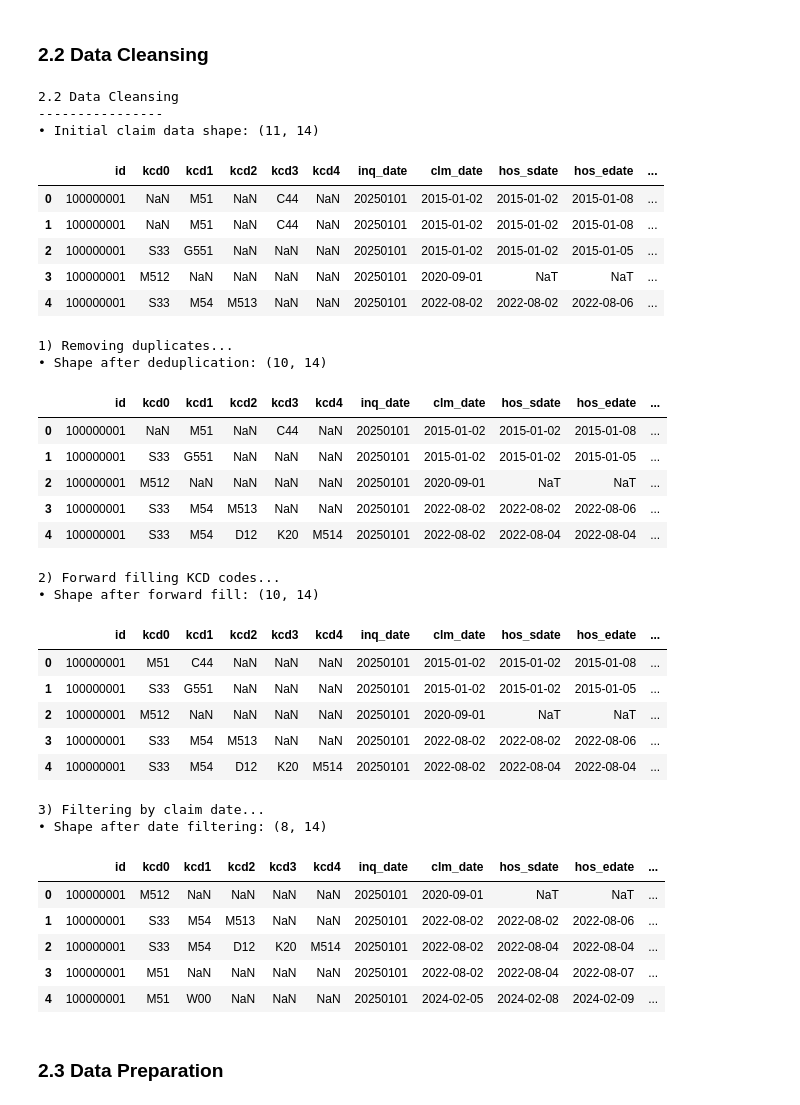
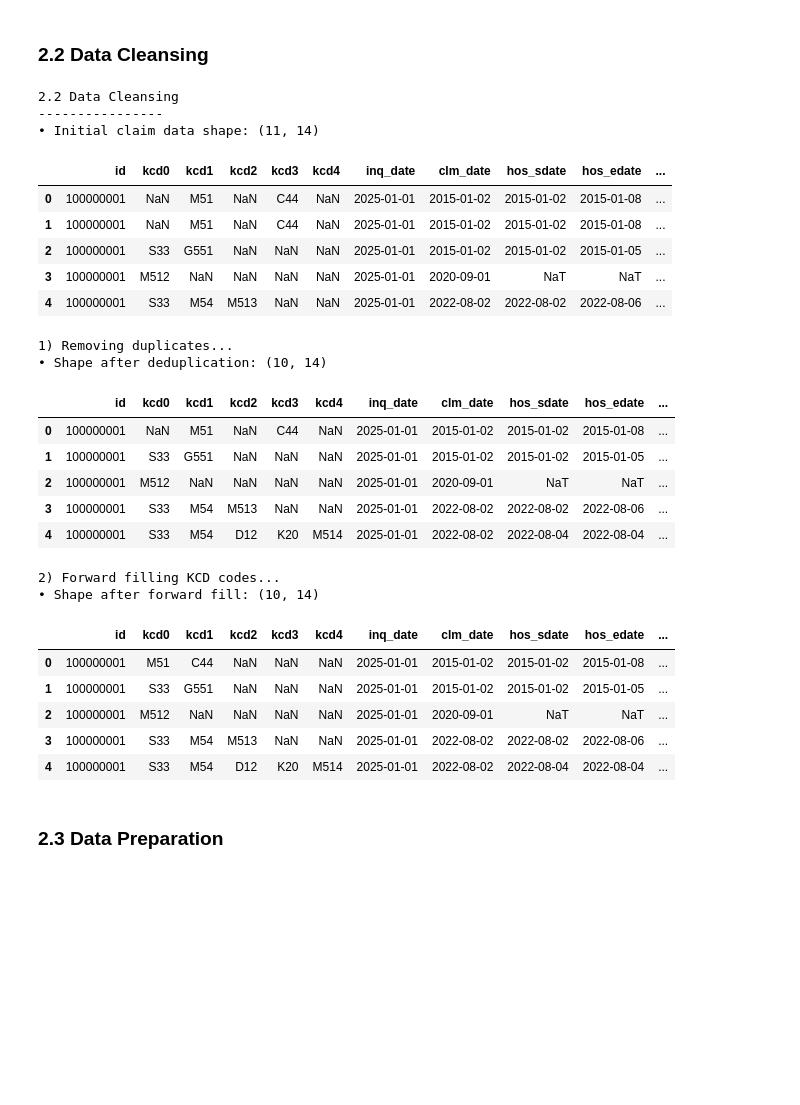
Before and after one commit to seokhoonj/underwriter, a Jupyter notebook: examples/notebooks/01.ICIS-Claim-Data-Processing.ipynb, the cells around one changed output. Saved outputs shown, nothing was run; the diff lists cells and outputs as text; code cells hidden in the pictures; blank space fills up the shorter version.

Commit message:
`filter_by_clm_date()` function is removed

```diff
--- a/examples/notebooks/01.ICIS-Claim-Data-Processing.ipynb
+++ b/examples/notebooks/01.ICIS-Claim-Data-Processing.ipynb
@@ -98,58 +97,45 @@ Expected columns: ['id', 'kcd0', 'kcd1', 'kcd2', 'kcd3', 'kcd4', 'clm_date', 'ho
 # %%
 print("\n2.2 Data Cleansing")
 print("----------------")
 
 print("• Initial claim data shape:", icis.claim.shape)
 display(icis.claim.head())
 
 print("\n1) Removing duplicates...")
 icis.drop_duplicates()
 print("• Shape after deduplication:", icis.claim.shape)
 display(icis.claim.head())
 
 print("\n2) Forward filling KCD codes...")
 icis.fill_kcd_forward()
 print("• Shape after forward fill:", icis.filled.shape)
 display(icis.filled.head())
-
-print("\n3) Filtering by claim date...")
-icis.filter_by_clm_date()
-print("• Shape after date filtering:", icis.filled.shape)
-display(icis.filled.head())
 # %% [output]
 2.2 Data Cleansing
 ----------------
 • Initial claim data shape: (11, 14)
 |  | id | kcd0 | kcd1 | kcd2 | kcd3 | kcd4 | inq_date | clm_date | hos_sdate | hos_edate | ... |
-| 0 | 100000001 | NaN | M51 | NaN | C44 | NaN | 20250101 | 2015-01-02 | 2015-01-02 | 2015-01-08 | ... |
-| 1 | 100000001 | NaN | M51 | NaN | C44 | NaN | 20250101 | 2015-01-02 | 2015-01-02 | 2015-01-08 | ... |
-| 2 | 100000001 | S33 | G551 | NaN | NaN | NaN | 20250101 | 2015-01-02 | 2015-01-02 | 2015-01-05 | ... |
-| 3 | 100000001 | M512 | NaN | NaN | NaN | NaN | 20250101 | 2020-09-01 | NaT | NaT | ... |
-| 4 | 100000001 | S33 | M54 | M513 | NaN | NaN | 20250101 | 2022-08-02 | 2022-08-02 | 2022-08-06 | ... |
+| 0 | 100000001 | NaN | M51 | NaN | C44 | NaN | 2025-01-01 | 2015-01-02 | 2015-01-02 | 2015-01-08 | ... |
+| 1 | 100000001 | NaN | M51 | NaN | C44 | NaN | 2025-01-01 | 2015-01-02 | 2015-01-02 | 2015-01-08 | ... |
+| 2 | 100000001 | S33 | G551 | NaN | NaN | NaN | 2025-01-01 | 2015-01-02 | 2015-01-02 | 2015-01-05 | ... |
+| 3 | 100000001 | M512 | NaN | NaN | NaN | NaN | 2025-01-01 | 2020-09-01 | NaT | NaT | ... |
+| 4 | 100000001 | S33 | M54 | M513 | NaN | NaN | 2025-01-01 | 2022-08-02 | 2022-08-02 | 2022-08-06 | ... |
 1) Removing duplicates...
 • Shape after deduplication: (10, 14)
 |  | id | kcd0 | kcd1 | kcd2 | kcd3 | kcd4 | inq_date | clm_date | hos_sdate | hos_edate | ... |
-| 0 | 100000001 | NaN | M51 | NaN | C44 | NaN | 20250101 | 2015-01-02 | 2015-01-02 | 2015-01-08 | ... |
-| 1 | 100000001 | S33 | G551 | NaN | NaN | NaN | 20250101 | 2015-01-02 | 2015-01-02 | 2015-01-05 | ... |
-| 2 | 100000001 | M512 | NaN | NaN | NaN | NaN | 20250101 | 2020-09-01 | NaT | NaT | ... |
-| 3 | 100000001 | S33 | M54 | M513 | NaN | NaN | 20250101 | 2022-08-02 | 2022-08-02 | 2022-08-06 | ... |
-| 4 | 100000001 | S33 | M54 | D12 | K20 | M514 | 20250101 | 2022-08-02 | 2022-08-04 | 2022-08-04 | ... |
+| 0 | 100000001 | NaN | M51 | NaN | C44 | NaN | 2025-01-01 | 2015-01-02 | 2015-01-02 | 2015-01-08 | ... |
+| 1 | 100000001 | S33 | G551 | NaN | NaN | NaN | 2025-01-01 | 2015-01-02 | 2015-01-02 | 2015-01-05 | ... |
+| 2 | 100000001 | M512 | NaN | NaN | NaN | NaN | 2025-01-01 | 2020-09-01 | NaT | NaT | ... |
+| 3 | 100000001 | S33 | M54 | M513 | NaN | NaN | 2025-01-01 | 2022-08-02 | 2022-08-02 | 2022-08-06 | ... |
+| 4 | 100000001 | S33 | M54 | D12 | K20 | M514 | 2025-01-01 | 2022-08-02 | 2022-08-04 | 2022-08-04 | ... |
 2) Forward filling KCD codes...
 • Shape after forward fill: (10, 14)
 |  | id | kcd0 | kcd1 | kcd2 | kcd3 | kcd4 | inq_date | clm_date | hos_sdate | hos_edate | ... |
-| 0 | 100000001 | M51 | C44 | NaN | NaN | NaN | 20250101 | 2015-01-02 | 2015-01-02 | 2015-01-08 | ... |
-| 1 | 100000001 | S33 | G551 | NaN | NaN | NaN | 20250101 | 2015-01-02 | 2015-01-02 | 2015-01-05 | ... |
-| 2 | 100000001 | M512 | NaN | NaN | NaN | NaN | 20250101 | 2020-09-01 | NaT | NaT | ... |
-| 3 | 100000001 | S33 | M54 | M513 | NaN | NaN | 20250101 | 2022-08-02 | 2022-08-02 | 2022-08-06 | ... |
-| 4 | 100000001 | S33 | M54 | D12 | K20 | M514 | 20250101 | 2022-08-02 | 2022-08-04 | 2022-08-04 | ... |
+| 0 | 100000001 | M51 | C44 | NaN | NaN | NaN | 2025-01-01 | 2015-01-02 | 2015-01-02 | 2015-01-08 | ... |
+| 1 | 100000001 | S33 | G551 | NaN | NaN | NaN | 2025-01-01 | 2015-01-02 | 2015-01-02 | 2015-01-05 | ... |
+| 2 | 100000001 | M512 | NaN | NaN | NaN | NaN | 2025-01-01 | 2020-09-01 | NaT | NaT | ... |
+| 3 | 100000001 | S33 | M54 | M513 | NaN | NaN | 2025-01-01 | 2022-08-02 | 2022-08-02 | 2022-08-06 | ... |
+| 4 | 100000001 | S33 | M54 | D12 | K20 | M514 | 2025-01-01 | 2022-08-02 | 2022-08-04 | 2022-08-04 | ... |
-3) Filtering by claim date...
-• Shape after date filtering: (8, 14)
-|  | id | kcd0 | kcd1 | kcd2 | kcd3 | kcd4 | inq_date | clm_date | hos_sdate | hos_edate | ... |
-| 0 | 100000001 | M512 | NaN | NaN | NaN | NaN | 20250101 | 2020-09-01 | NaT | NaT | ... |
-| 1 | 100000001 | S33 | M54 | M513 | NaN | NaN | 20250101 | 2022-08-02 | 2022-08-02 | 2022-08-06 | ... |
-| 2 | 100000001 | S33 | M54 | D12 | K20 | M514 | 20250101 | 2022-08-02 | 2022-08-04 | 2022-08-04 | ... |
-| 3 | 100000001 | M51 | NaN | NaN | NaN | NaN | 20250101 | 2022-08-02 | 2022-08-04 | 2022-08-07 | ... |
-| 4 | 100000001 | M51 | W00 | NaN | NaN | NaN | 20250101 | 2024-02-05 | 2024-02-08 | 2024-02-09 | ... |
 # %% [markdown]
 ### 2.3 Data Preparation
 # %%
```
Also changed, not shown: parts of 7 cells of this notebook, 2 other files.
